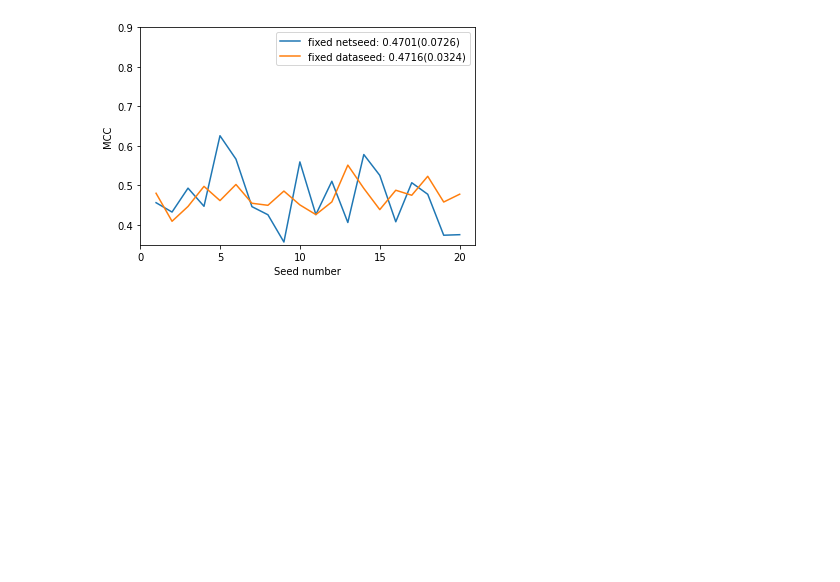
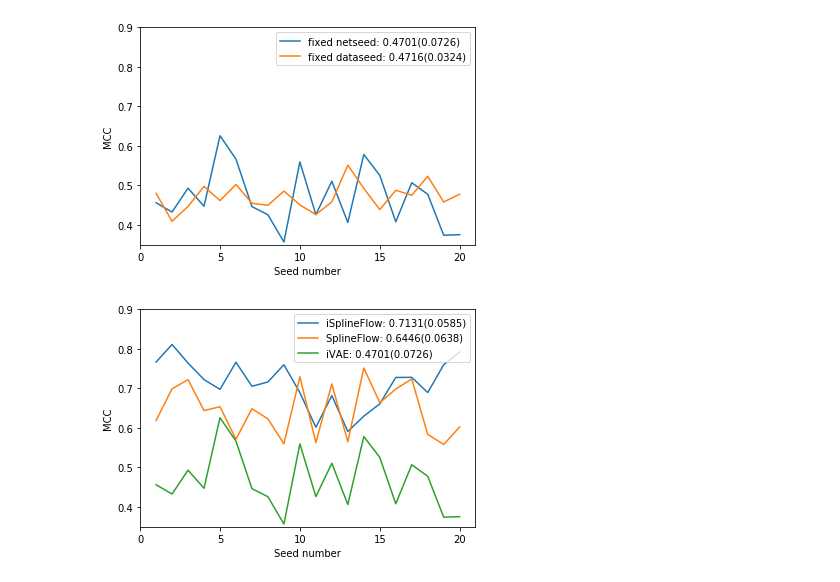
Before and after one commit to jjgsherwood/FACT-AI, a Jupyter notebook: code/iFlow-master/visualize_results.ipynb, the cells around one changed output. Drawn from its saved outputs; the diff is of its cells as text; code cells hidden in the pictures; blank space fills up the shorter version.

```diff
--- a/code/iFlow-master/visualize_results.ipynb
+++ b/code/iFlow-master/visualize_results.ipynb
@@ -84,3 +84,7 @@ plot_multiple_seeds("iVAE_1000", [var_dataseed, var_netseed], ["fixed netseed",
 [figure]
 # %%
 # Now lets compare for
+# %%
+plot_multiple(["iFlow_original_RQNSF_AG_1000", "iFlow_removed_RQNSF_AG_1000", "iVAE_1000"], ["iSplineFlow", "SplineFlow", "iVAE"])
+# %% [output]
+[figure, added]
```
Also changed, not shown: parts of 5 cells of this notebook, 12 other files.
